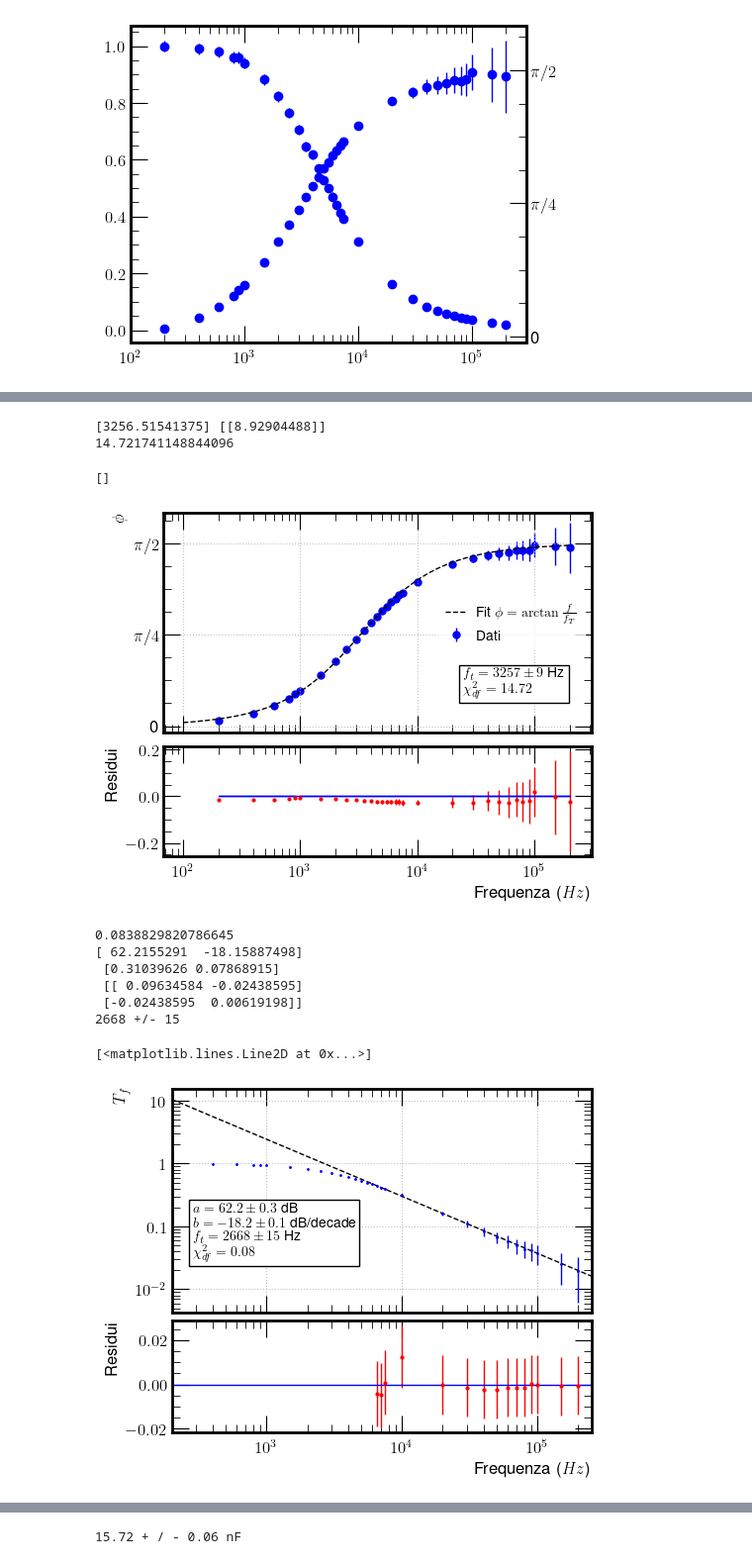
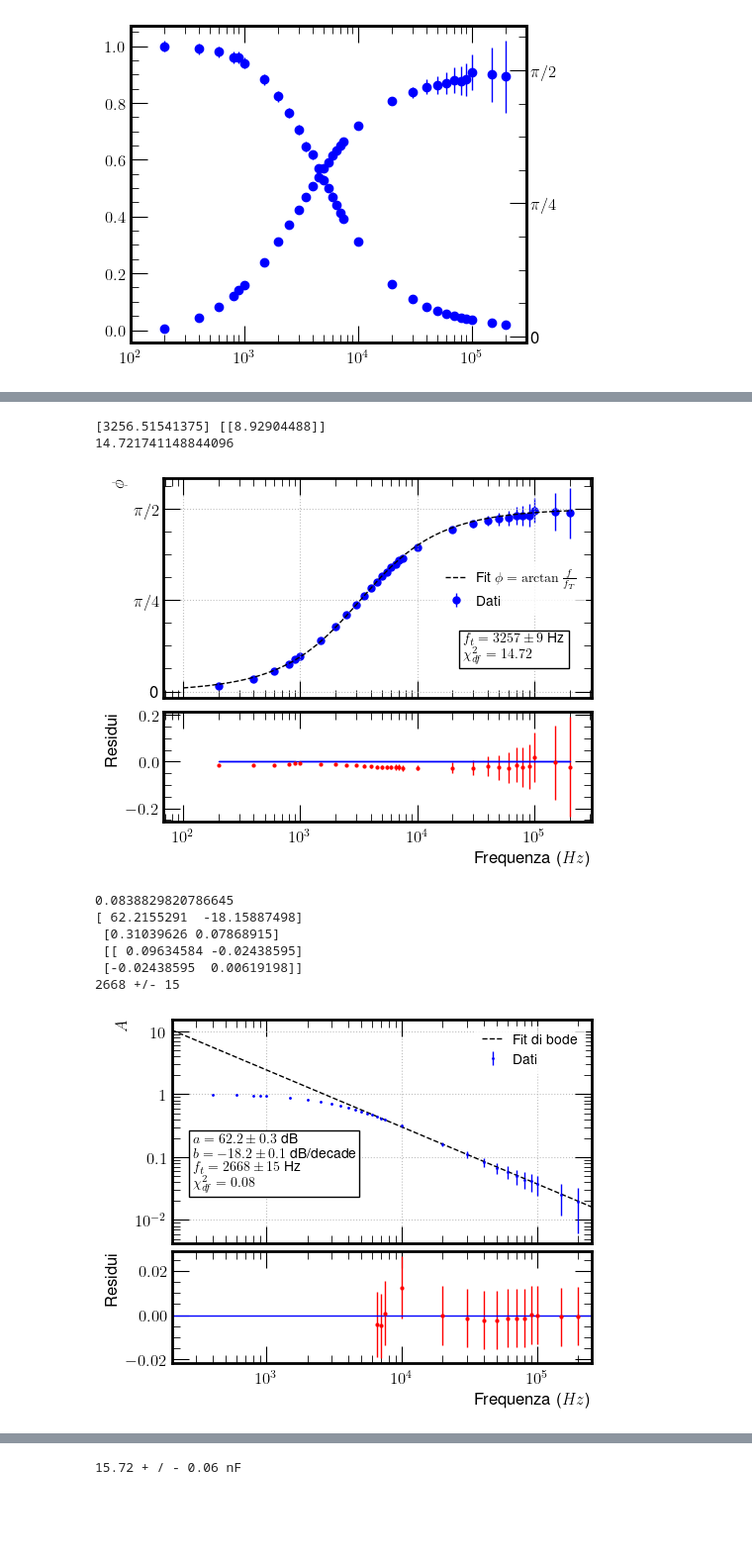
Before and after one commit to Fra005Ve/G09---SF2-, a Jupyter notebook: RC in frequenza/RCfrequenza.ipynb, the cells around one changed output, grey strips where cells are left out. Shown: that part at 99% size. Saved outputs shown, nothing was run; the diff lists cells and outputs as text; code cells hidden in the pictures; blank space fills up the shorter version.

```diff
--- a/RC in frequenza/RCfrequenza.ipynb
+++ b/RC in frequenza/RCfrequenza.ipynb
@@ -185,10 +524,18 @@ ax[1].set_xlabel(r'Frequenza ($Hz$)')
 ax[1].plot(f,np.zeros(len(f)))
 
 ax[0].semilogx()
+
+plt.savefig('Fase non lineare.png',
+           bbox_inches ="tight",
+           pad_inches = 0.2,
+           transparent = True,
+           facecolor ="w",
+           edgecolor ='w',
+           orientation ='Portrait',
+           dpi = 100)
 # %% [output]
 [3256.51541375] [[8.92904488]]
 14.721741148844096
-[]
 [figure]
 # %%
 # Fit di Bode
@@ -220,35 +567,43 @@ print(round(10**log_ftbode), '+/-', round(10**(slog_ftbode+log_ftbode)-10**log_f
 # Plot del fit di Bode
 fig, ax = plt.subplots(2, 1, figsize=(5, 4),sharex=True, constrained_layout = True, height_ratios=[2, 1])
 
 x_fit = np.linspace(min(f), max(f)+5e4, 1000)
 
-ax[0].errorbar(f, Tf, yerr=sTf, fmt='o', ms=1)
+ax[0].errorbar(f, Tf, yerr=sTf, label="Dati", fmt='o', ms=1)
 
 ax[0].plot(x_fit, 10**(retta(np.log10(x_fit), *valbode)/20), label="Fit di bode", linestyle='--',  color = "k")
 # ax[0].plot(x_fit, 10**(retta(np.log10(x_fit), *(valbode+np.sqrt(np.diag(covbode))))/20), color = "k")
 # ax[0].plot(x_fit, 10**(retta(np.log10(x_fit), *(valbode-np.sqrt(np.diag(covbode))))/20), color = "k")
-ax[0].set_ylabel(r'$T_f$')
+ax[0].set_ylabel(r'$A$')
 
 ax[0].set_xlim(min(f), max(f)+5e4)
 
 ax[0].loglog()
 ax[0].grid(True)
 
 textstr = '\n'.join((
     r'$a = %.1f \pm %.1f$ dB' % (valbode[0], np.sqrt(covbode[0,0])),
     r'$b = %.1f \pm %.1f $ dB/decade' % (valbode[1], np.sqrt(covbode[1,1])),
     r'$f_t = %.f \pm %.f$ Hz' % (round(10**log_ftbode), round(10**(slog_ftbode+log_ftbode)-10**log_ftbode)),
     r'$\chi^2_{df} = %.2f$' % (chi2bode/(len(sTf[f > 6e3])-2))))
 
 props = dict(boxstyle='square', facecolor='white', alpha=1)
 ax[0].text(0.05, 0.5, textstr, transform=ax[0].transAxes, fontsize=10,
            verticalalignment='top', bbox=props)
-
+ax[0].legend(loc = "upper right")
 
 ax[1].errorbar(f[f > 6e3],residuBode,yerr=sTf[f > 6e3], fmt='o', label='Residui',ms=2,color='red')
 ax[1].set_ylabel('Residui')
 ax[1].set_xlabel(r'Frequenza ($Hz$)')
 ax[1].plot(x_fit,np.zeros(len(x_fit)))
+
+plt.savefig('Bode.png',
+           bbox_inches ="tight",
+           pad_inches = 0.2,
+           transparent = True,
+           facecolor ="w",
+           edgecolor ='w',
+           orientation ='Portrait',
+           dpi = 100)
 # %% [output]
-[<matplotlib.lines.Line2D at 0x...>]
-[figure, old version]
+[figure, new version]
```
Also changed, not shown: parts of 16 cells of this notebook, 7 other files.
